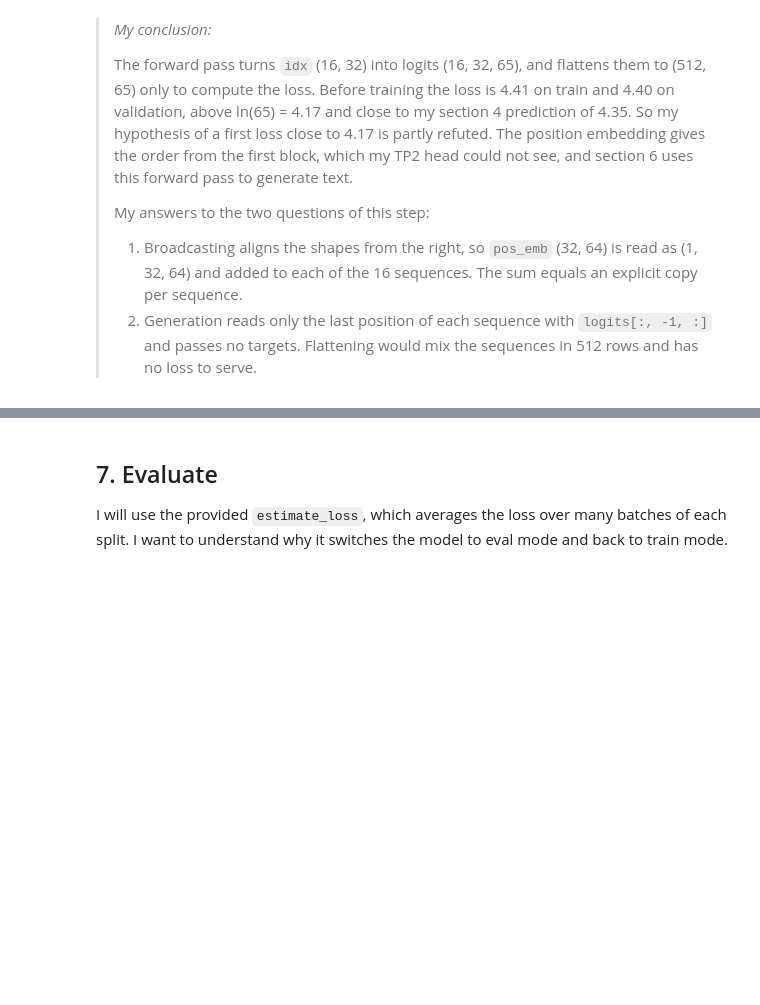
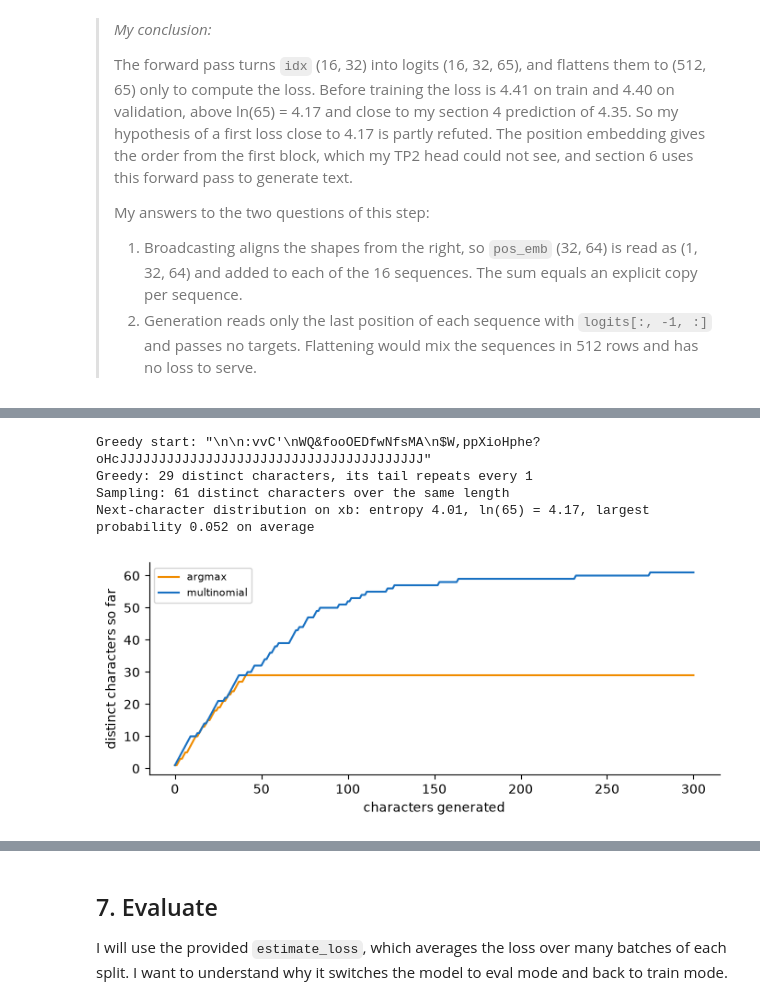
Before and after one commit to mcrayssac/ING3_IAA_GB_NLP, a Jupyter notebook: TP4_transformers.ipynb, the cells around one changed output, grey strips where cells are left out. Cells and saved outputs as stored; diff of their text form; code cells hidden in the pictures; blank space fills up the shorter version.

```diff
--- a/TP4_transformers.ipynb
+++ b/TP4_transformers.ipynb
@@ -1092,0 +1175,18 @@ I will generate one character at a time and keep only the last block_size charac
+# %%
+# Why @torch.no_grad()? The logits with and without it, the time of 300 characters, the weights.
+import timeit
+
+logits_grad, _ = model(context)
+with torch.no_grad():
+    logits_free, _ = model(context)
+print(f'Without no_grad: requires_grad {logits_grad.requires_grad}, '
+      f'grad_fn {type(logits_grad.grad_fn).__name__}')
+print(f'With no_grad: requires_grad {logits_free.requires_grad}, grad_fn {logits_free.grad_fn}')
+
+before = {name: weight.clone() for name, weight in model.state_dict().items()}
+times = {}
+for name, function in (('with no_grad', generate), ('without no_grad', generate.__wrapped__)):
+    times[name] = min(timeit.repeat(lambda: function(model, context, 300), number=1, repeat=3))
+    print(f'{name}: 300 characters in {times[name]:.2f} s')
+print(f'Weights unchanged after both: '
+      f'{all(torch.equal(w, before[name]) for name, w in model.state_dict().items())}')
@@ -1092,0 +1203,37 @@ I will generate one character at a time and keep only the last block_size charac
+# %%
+# Why sample instead of taking the argmax? Greedy decoding against sampling, same context.
+with torch.no_grad():
+    greedy = context
+    for _ in range(300):
+        logits, _ = model(greedy[:, -block_size:])
+        greedy = torch.cat((greedy, logits[:, -1, :].argmax(dim=-1, keepdim=True)), dim=1)
+greedy_text = decode(greedy[0].tolist())
+tail = greedy_text[100:]
+cycle = next((size for size in range(1, len(tail)) if tail[size:] == tail[:-size]), None)
+print(f'Greedy start: {greedy_text[:80]!r}')
+print(f'Greedy: {len(set(greedy_text))} distinct characters, its tail repeats every {cycle}')
+print(f'Sampling: {len(set(untrained_text[:301]))} distinct characters over the same length')
+
+with torch.no_grad():
+    probs = F.softmax(model(xb)[0], dim=-1)
+entropy = -(probs * torch.log(probs)).sum(dim=-1).mean()
+print(f'Next-character distribution on xb: entropy {entropy:.2f}, '
+      f'ln({vocab_size}) = {math.log(vocab_size):.2f}, '
+      f'largest probability {probs.max(dim=-1).values.mean():.3f} on average')
+
+fig, ax = plt.subplots(figsize=(8, 3))
+for name, sample, color in (('argmax', greedy_text, '#f08c00'),
+                            ('multinomial', untrained_text[:301], '#1971c2')):
+    seen = [len(set(sample[:i + 1])) for i in range(len(sample))]
+    ax.plot(range(len(sample)), seen, color=color, label=name)
+ax.set_xlabel('characters generated')
+ax.set_ylabel('distinct characters so far')
+ax.legend(fontsize=8)
+ax.spines[['top', 'right']].set_visible(False)
+plt.show()
+# %% [output]
+Greedy start: "\n\n:vvC'\nWQ&fooOEDfwNfsMA\n$W,ppXioHphe?oHcJJJJJJJJJJJJJJJJJJJJJJJJJJJJJJJJJJJJJJJ"
+Greedy: 29 distinct characters, its tail repeats every 1
+Sampling: 61 distinct characters over the same length
+Next-character distribution on xb: entropy 4.01, ln(65) = 4.17, largest probability 0.052 on average
+[figure, added]
```
Also changed, not shown: parts of 15 cells of this notebook, 4 other files.
